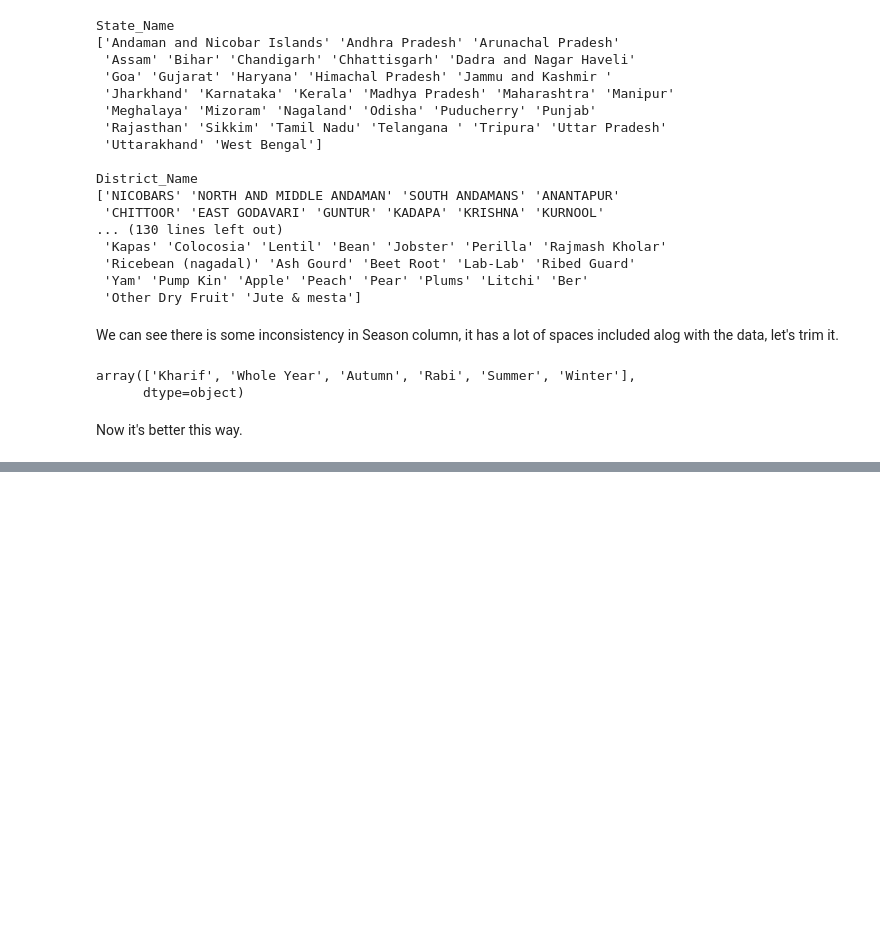
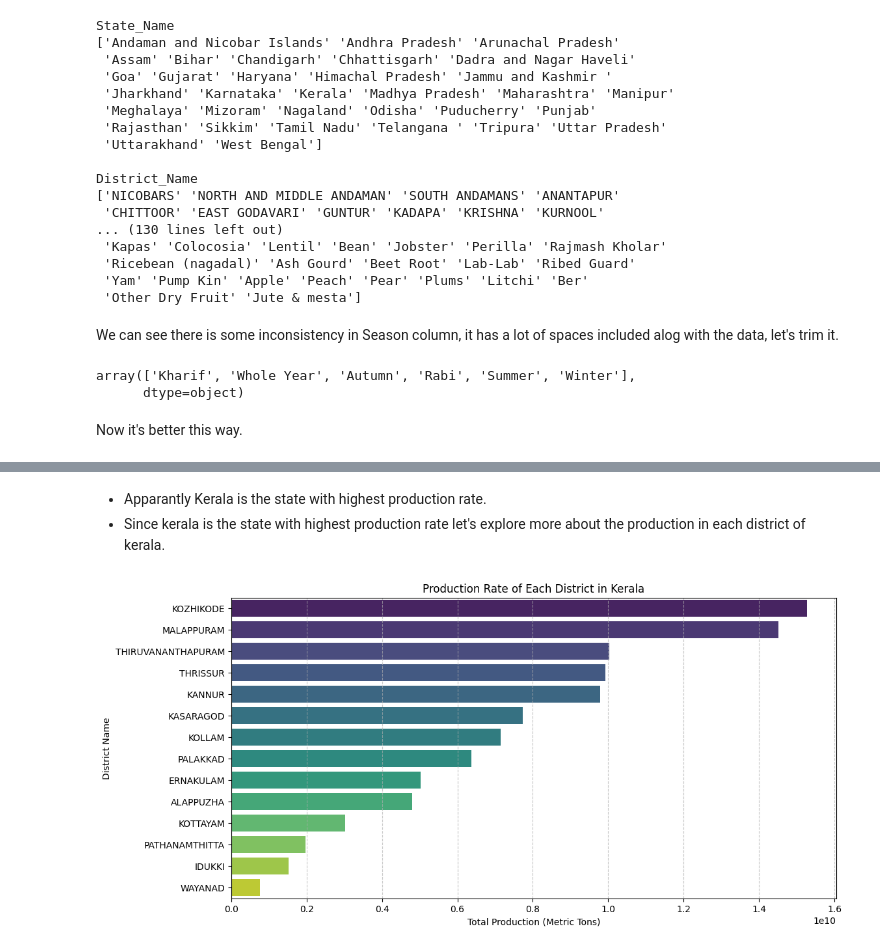
Before and after one commit to rizz045/Crop-Yield-Prediction-Using-ML, a Jupyter notebook: Crop_Yield_Prediction_In_India_Using_ML.ipynb, the cells around one changed output, grey strips where cells are left out. Drawn from its saved outputs; the diff is of its cells as text; code cells hidden in the pictures; blank space fills up the shorter version.

```diff
--- a/Crop_Yield_Prediction_In_India_Using_ML.ipynb
+++ b/Crop_Yield_Prediction_In_India_Using_ML.ipynb
@@ -125,0 +138,17 @@ sns.countplot(x=df["Season"])
+# %% [markdown]
+* Apparantly Kerala is the state with highest production rate.
+* Since kerala is the state with highest production rate let's explore more about the production in each district of kerala.
+# %%
+kerala_df = df[df['State_Name'] == 'Kerala']
+kerala_production = kerala_df.groupby('District_Name')['Production'].sum().reset_index()
+kerala_production = kerala_production.sort_values(by="Production", ascending=False)
+
+plt.figure(figsize=(12, 6))
+sns.barplot(x="Production", y="District_Name", data=kerala_production, palette="viridis")
+plt.xlabel("Total Production (Metric Tons)")
+plt.ylabel("District Name")
+plt.title("Production Rate of Each District in Kerala")
+plt.grid(axis="x", linestyle="--", alpha=0.7)
+plt.show()
+# %% [output]
+[figure, added]
```
Also changed, not shown: parts of 11 cells of this notebook.
